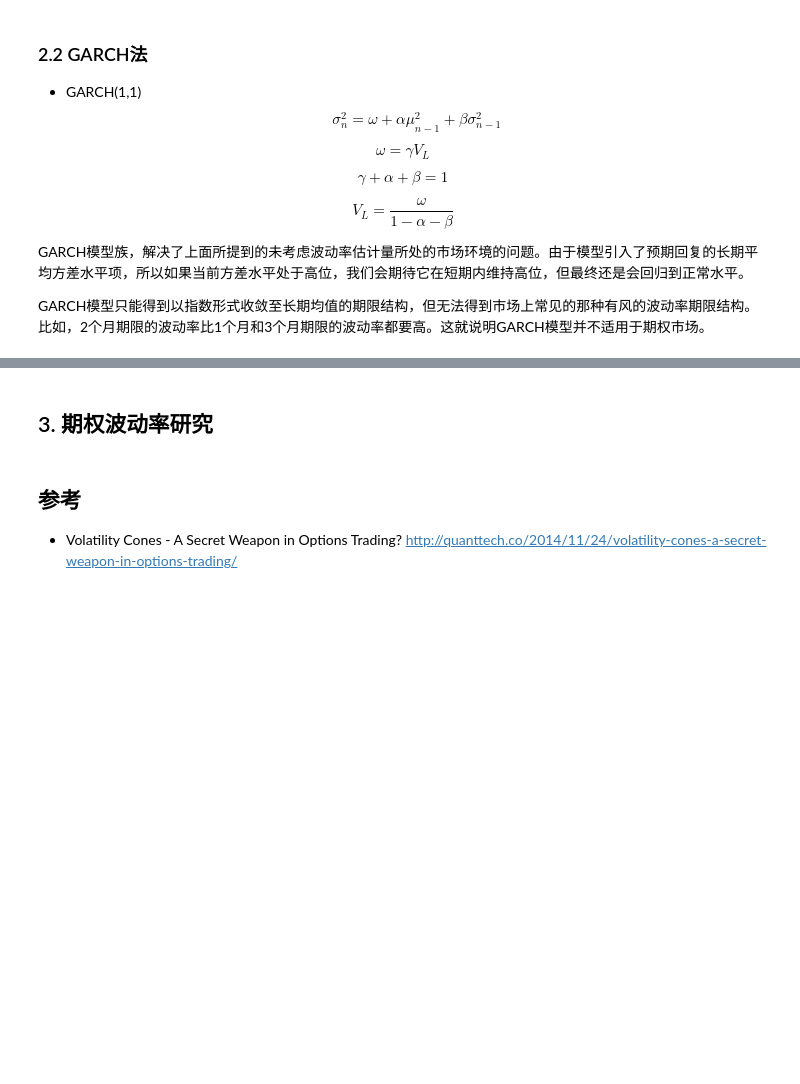
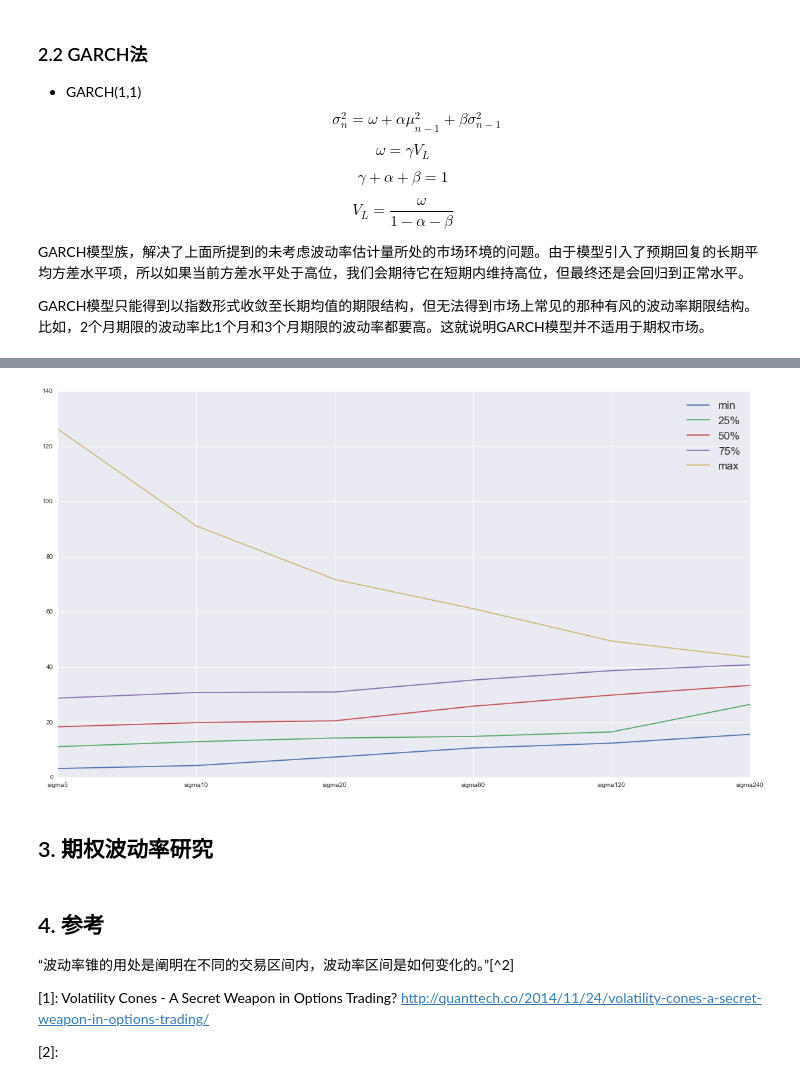
Before and after one commit to onthedesk/research, a Jupyter notebook: 50etf.ipynb, the cells around one changed output, grey strips where cells are left out. Cells and saved outputs as stored; diff of their text form; code cells hidden in the pictures; blank space fills up the shorter version.

```diff
--- a/50etf.ipynb
+++ b/50etf.ipynb
@@ -231,6 +266,16 @@ def conePlot(start='2015-01-01', windows=[5, 10, 20, 60, 120, 240])
+# %%
+# 上市以来的cone
+conePlot()
+# %% [output]
+[figure, added]
 # %% [markdown]
 ## 3. 期权波动率研究
 # %% [markdown]
-## 参考
+## 4. 参考
 
-* Volatility Cones - A Secret Weapon in Options Trading? http://quanttech.co/2014/11/24/volatility-cones-a-secret-weapon-in-options-trading/
+“波动率锥的用处是阐明在不同的交易区间内，波动率区间是如何变化的。”[^2]
+
+
+[1]:  Volatility Cones - A Secret Weapon in Options Trading? http://quanttech.co/2014/11/24/volatility-cones-a-secret-weapon-in-options-trading/
+
+[2]:
```
Also changed, not shown: parts of 12 cells of this notebook.
